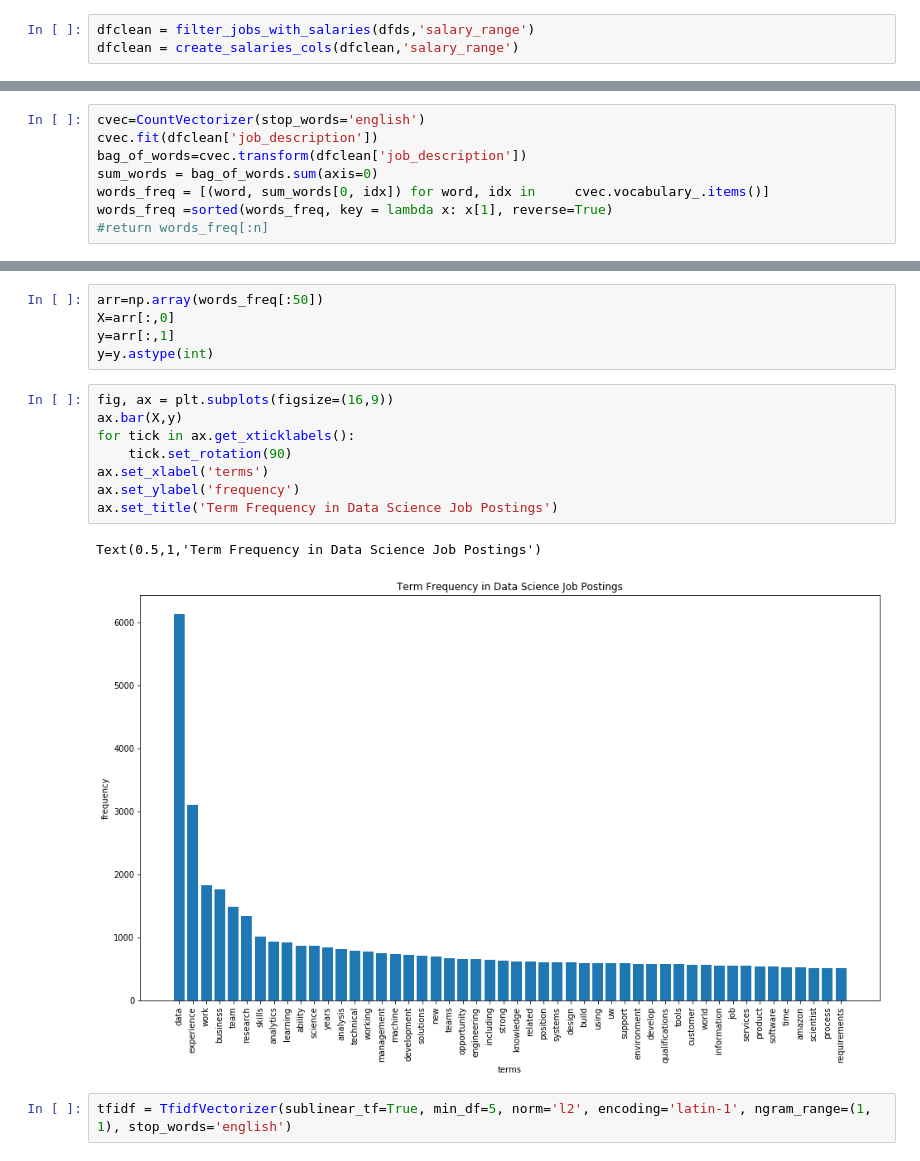
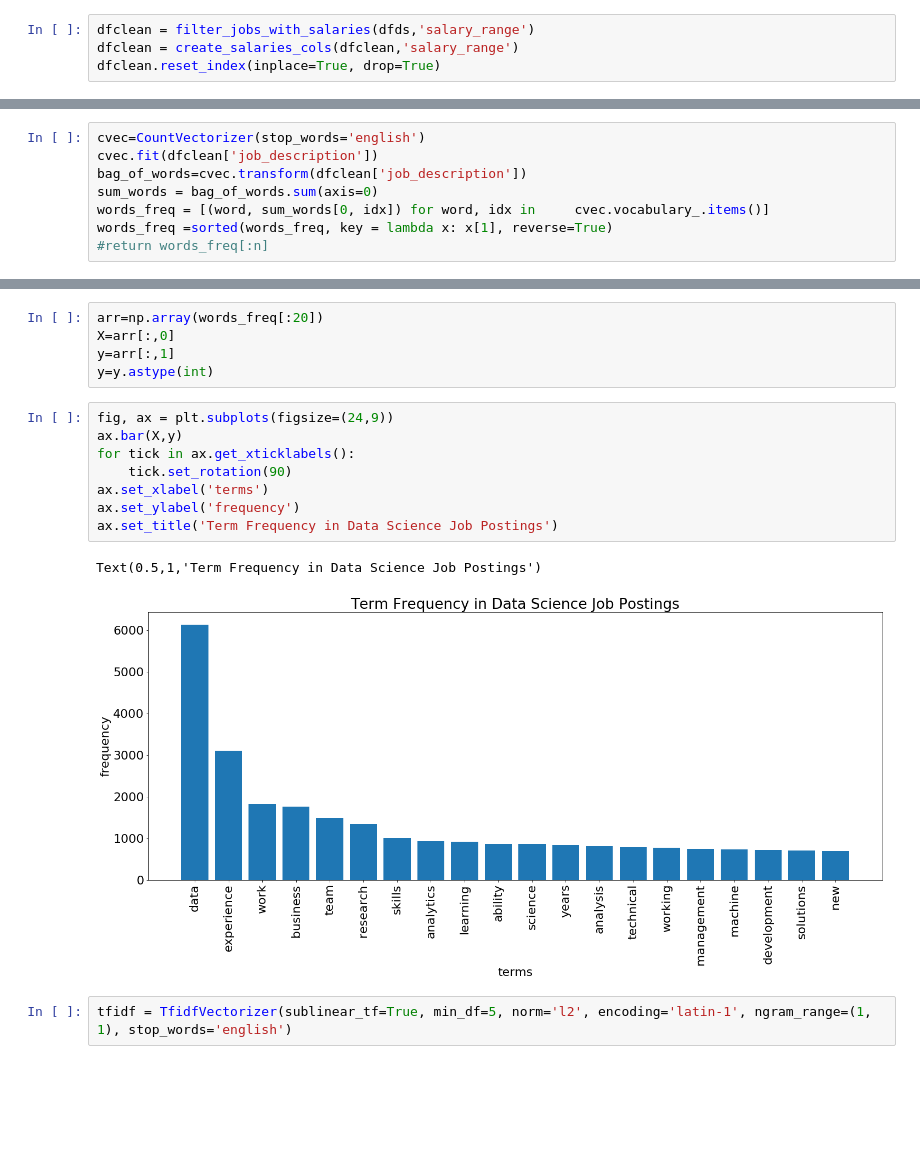
Before and after one commit to michaelfpalmer/level-up, a Jupyter notebook: src/Investigate DS only jobs.ipynb, the cells around one changed output, grey strips where cells are left out. Cells and saved outputs as stored; diff of their text form; blank space fills up the shorter version.

```diff
--- a/src/Investigate DS only jobs.ipynb
+++ b/src/Investigate DS only jobs.ipynb
@@ -68,3 +72,4 @@ dfds.head()
 # %%
 dfclean = filter_jobs_with_salaries(dfds,'salary_range')
 dfclean = create_salaries_cols(dfclean,'salary_range')
+dfclean.reset_index(inplace=True, drop=True)
@@ -96,19 +106,19 @@ CountVectorizer(analyzer='word', binary=False, decode_error='strict',
 # %%
-arr=np.array(words_freq[:50])
+arr=np.array(words_freq[:20])
 X=arr[:,0]
 y=arr[:,1]
 y=y.astype(int)
 # %%
-fig, ax = plt.subplots(figsize=(16,9))
+fig, ax = plt.subplots(figsize=(24,9))
 ax.bar(X,y)
 for tick in ax.get_xticklabels():
     tick.set_rotation(90)
 ax.set_xlabel('terms')
 ax.set_ylabel('frequency')
 ax.set_title('Term Frequency in Data Science Job Postings')
 # %% [output]
 Text(0.5,1,'Term Frequency in Data Science Job Postings')
-[figure, old version]
+[figure, new version]
 # %%
 tfidf = TfidfVectorizer(sublinear_tf=True, min_df=5, norm='l2', encoding='latin-1', ngram_range=(1, 1), stop_words='english')
 # %%
```
Also changed, not shown: parts of 67 cells of this notebook.
